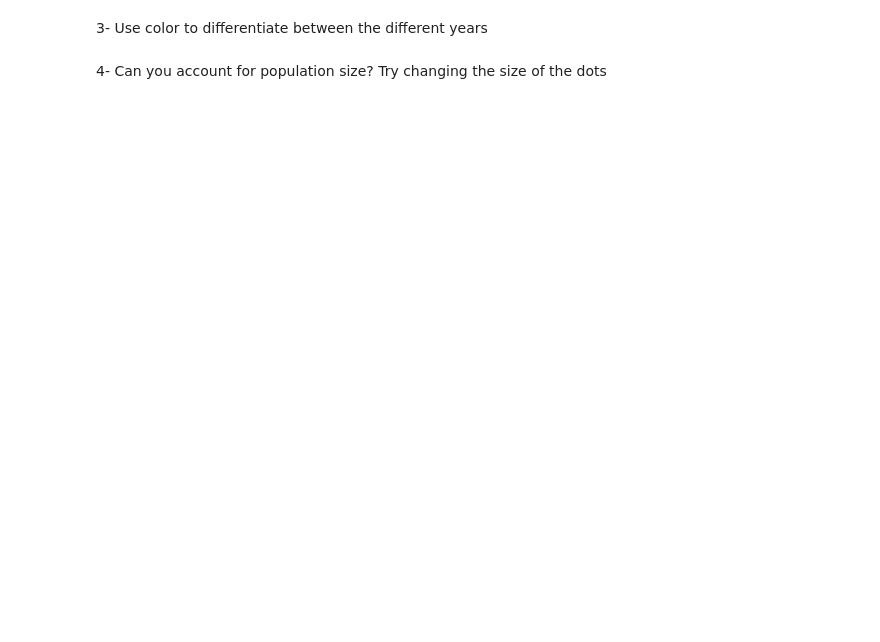
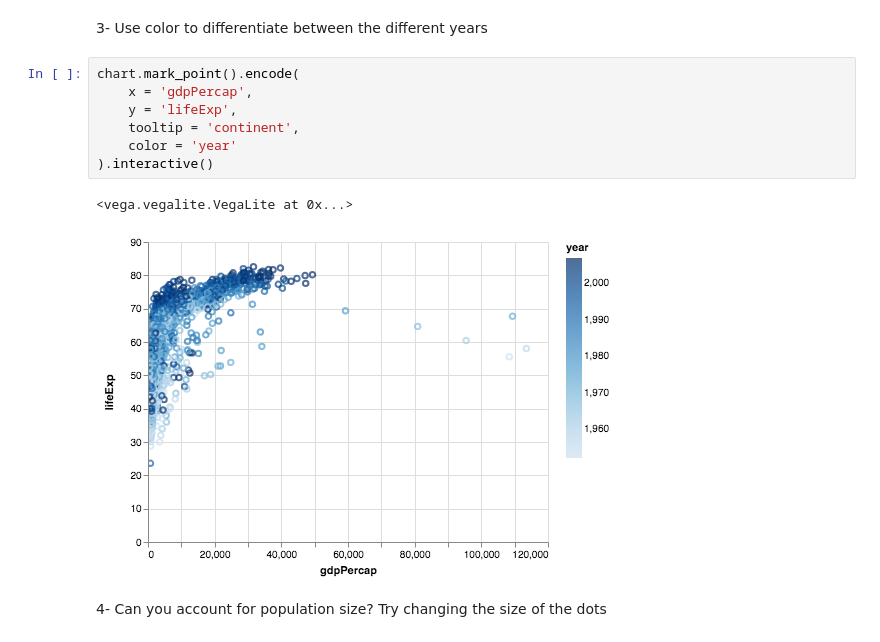
Before and after one commit to hanisaf/python-bootcamp, a Jupyter notebook: 03-information-visualization-altair.ipynb, the cells around one changed output. Cells and saved outputs as stored; diff of their text form; blank space fills up the shorter version.

```diff
--- a/03-information-visualization-altair.ipynb
+++ b/03-information-visualization-altair.ipynb
@@ -17,4 +54,14 @@ RendererRegistry.enable('notebook')
 # %% [markdown]
 3- Use color to differentiate between the different years
+# %%
+chart.mark_point().encode(
+    x = 'gdpPercap',
+    y = 'lifeExp',
+    tooltip = 'continent',
+    color = 'year'
+).interactive()
+# %% [output]
+<vega.vegalite.VegaLite at 0x...>
+[figure, added]
 # %% [markdown]
 4- Can you account for population size? Try changing the size of the dots
```
Also changed, not shown: parts of 11 cells of this notebook, 2 other files.
